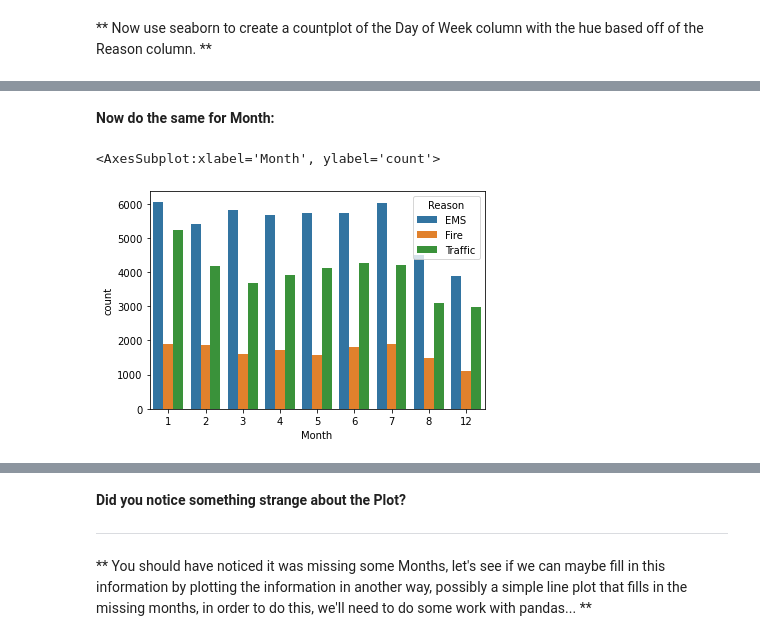
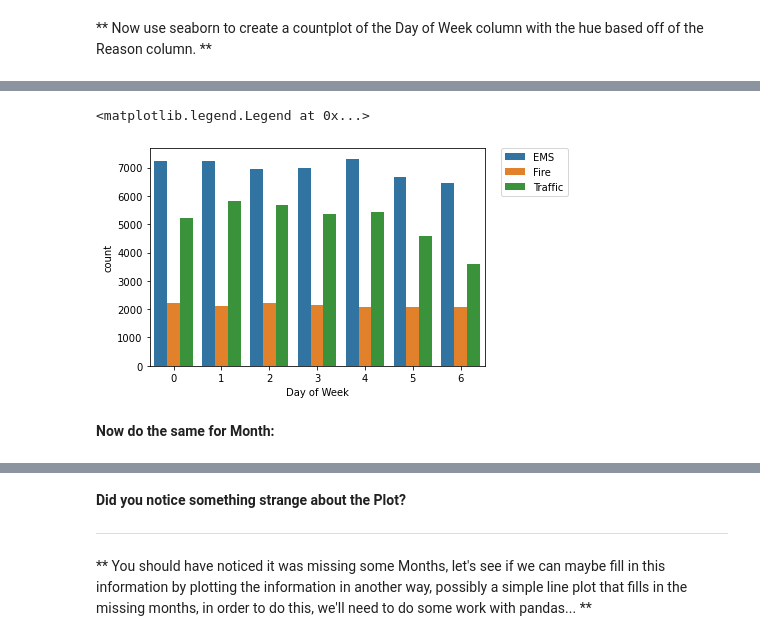
Before and after one commit to myamwalker/Project-2, a Jupyter notebook: 01-911 Calls Data Capstone Project.ipynb, the cells around one changed output, grey strips where cells are left out. Cells and saved outputs as stored; diff of their text form; code cells hidden in the pictures.

```diff
--- a/01-911 Calls Data Capstone Project.ipynb
+++ b/01-911 Calls Data Capstone Project.ipynb
@@ -160,6 +154,17 @@ df['Day of Week']= df['timeStamp'].apply(lambda time:time.dayofweek)
+# %%
+time = df['timeStamp'].iloc[0]
 # %% [markdown]
 ** Notice how the Day of Week is an integer 0-6. Use the .map() with this dictionary to map the actual string names to the day of the week: **
 
     dmap = {0:'Mon',1:'Tue',2:'Wed',3:'Thu',4:'Fri',5:'Sat',6:'Sun'}
+# %%
+# Creating Hour,month,Day of Week columns based on timestamp column to analyse the count of 911 calls
+# at a specific interval of time
+
+df['Hour'] = df['timeStamp'].apply(lambda time:time.hour)
+df['Month'] = df['timeStamp'].apply(lambda time:time.month)
+df['Day of Week'] = df['timeStamp'].apply(lambda time:time.dayofweek)
+
+df['Day of Week'] = df['Day of Week'].astype(int)
 # %%
 dmap = {0:'Mon',1:'Tue',2:'Wed',3:'Thu',4:'Fri',5:'Sat',6:'Sun'}
@@ -175,7 +180,10 @@ sns.countplot(data=df, x='Day of Week', hue='Reason')
+# %%
+# Plotting the number of 911 calls made during day of week
+
+sns.countplot(x='Day of Week',data = df , hue = 'Reason')
+plt.legend(bbox_to_anchor=(1.05,1),loc=2,borderaxespad=0.)
+# %% [output]
+<matplotlib.legend.Legend at 0x...>
+[figure, added]
 # %% [markdown]
 **Now do the same for Month:**
-# %%
-sns.countplot(data=df, x='Month', hue='Reason')
-# %% [output]
-<AxesSubplot:xlabel='Month', ylabel='count'>
-[figure, removed]
```
Also changed, not shown: parts of 48 cells of this notebook.
